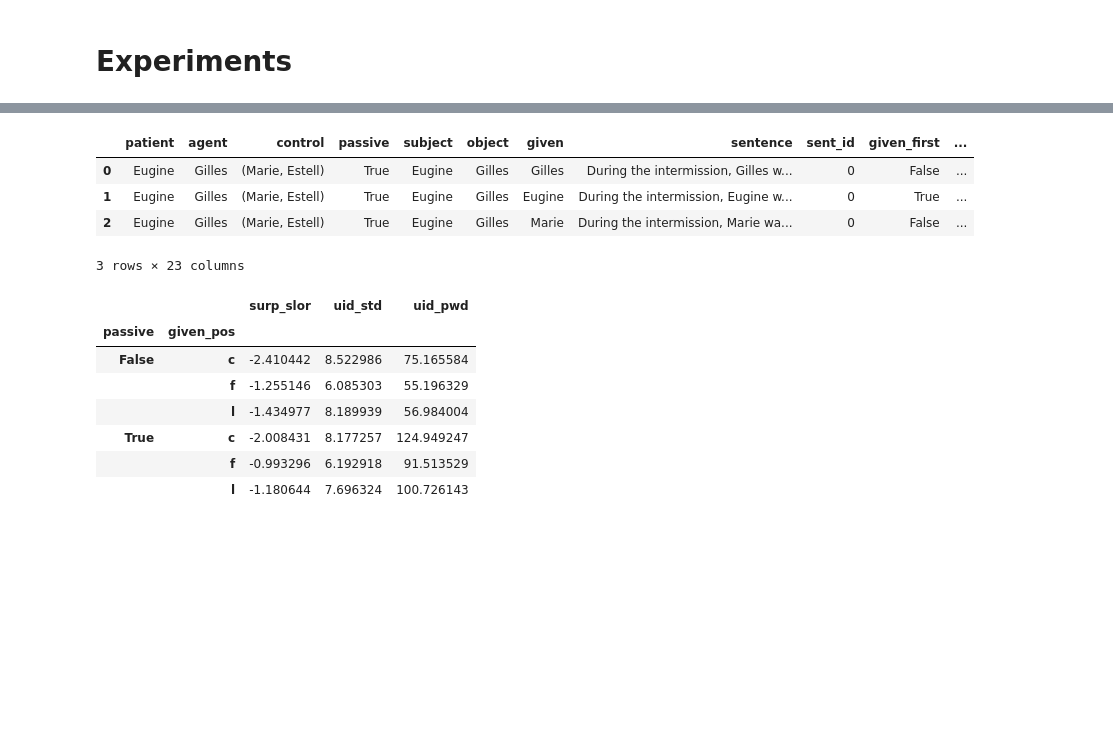
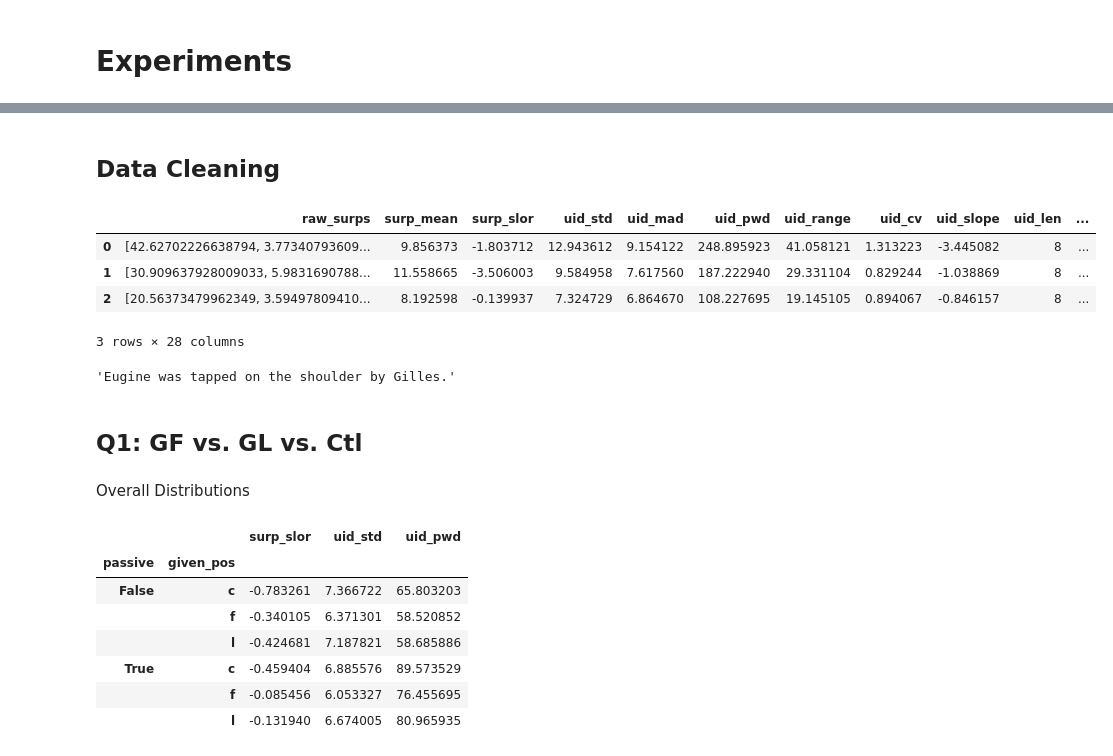
Before and after one commit to NolanChai/active-passive-alternations, a Jupyter notebook: template_experiments.ipynb, the cells around one changed output, grey strips where cells are left out. Drawn from its saved outputs; the diff is of its cells as text; code cells hidden in the pictures; blank space fills up the shorter version.

```diff
--- a/template_experiments.ipynb
+++ b/template_experiments.ipynb
@@ -60,6 +61,6 @@ with open("./data/templates/passive_templates.txt", "r") as f:
 
 templates = pd.DataFrame({
     "sent_id": range(len(passive_templates)),
-    "passive_template": passive_templates,
-    "active_template": active_templates
+    "passive_template": [temp.strip() for temp in passive_templates],
+    "active_template": [temp.strip() for temp in active_templates]
 })
@@ -158,24 +203,42 @@ variants_full.head(3)
+# %% [markdown]
+## Data Cleaning
+# %%
+uid_results = pd.read_csv("uid_results.csv")
 # %%
-variants_full["given_first"] = variants_full["given"] == variants_full["subject"]
-variants_full["given_last"] = variants_full["given"] == variants_full["object"]
-variants_full["given_pos"] = ["f" if variants_full["given_first"].iloc[i] else "l" if variants_full['given_last'].iloc[i] else "c"
-                              for i in range(variants_full.shape[0])]
-variants_full.head(3)
+uid_results["given_first"] = uid_results["given"] == uid_results["subject"]
+uid_results["given_last"] = uid_results["given"] == uid_results["object"]
+uid_results["given_pos"] = ["f" if uid_results["given_first"].iloc[i]
+                                else "l" if uid_results['given_last'].iloc[i]
+                                else "c"
+                              for i in range(uid_results.shape[0])]
+uid_results["has_context"] = uid_results["context"].notna()
+uid_results["control"] = uid_results["control"].apply(lambda x: eval(x) if isinstance(x, str) else x)
+uid_results["control1"] = uid_results["control"].str[0]
+uid_results["control2"] = uid_results["control"].str[1]
+uid_results.head(3)
 # %% [output]
-|  | patient | agent | control | passive | subject | object | given | sentence | sent_id | given_first | ... |
-| 0 | Eugine | Gilles | (Marie, Estell) | True | Eugine | Gilles | Gilles | During the intermission, Gilles w... | 0 | False | ... |
-| 1 | Eugine | Gilles | (Marie, Estell) | True | Eugine | Gilles | Eugine | During the intermission, Eugine w... | 0 | True | ... |
-| 2 | Eugine | Gilles | (Marie, Estell) | True | Eugine | Gilles | Marie | During the intermission, Marie wa... | 0 | False | ... |
+|  | raw_surps | surp_mean | surp_slor | uid_std | uid_mad | uid_pwd | uid_range | uid_cv | uid_slope | uid_len | ... |
+| 0 | [42.62702226638794, 3.77340793609... | 9.856373 | -1.803712 | 12.943612 | 9.154122 | 248.895923 | 41.058121 | 1.313223 | -3.445082 | 8 | ... |
+| 1 | [30.909637928009033, 5.9831690788... | 11.558665 | -3.506003 | 9.584958 | 7.617560 | 187.222940 | 29.331104 | 0.829244 | -1.038869 | 8 | ... |
+| 2 | [20.56373479962349, 3.59497809410... | 8.192598 | -0.139937 | 7.324729 | 6.864670 | 108.227695 | 19.145105 | 0.894067 | -0.846157 | 8 | ... |
-3 rows × 23 columns
+3 rows × 28 columns
+# %%
+uid_results.iloc[2]['sentence']
+# %% [output]
+'Eugine was tapped on the shoulder by Gilles.'
+# %% [markdown]
+## Q1: GF vs. GL vs. Ctl
+# %% [markdown]
+Overall Distributions
 # %%
-variants_full.groupby(['passive', 'given_pos'])[["surp_slor", "uid_std", "uid_pwd"]].mean()
+uid_results.groupby(['passive', 'given_pos'])[["surp_slor", "uid_std", "uid_pwd"]].mean()
 # %% [output]
 |  |  | surp_slor | uid_std | uid_pwd |
 | passive | given_pos |  |  |  |
-| False | c | -2.410442 | 8.522986 | 75.165584 |
-|  | f | -1.255146 | 6.085303 | 55.196329 |
-|  | l | -1.434977 | 8.189939 | 56.984004 |
-| True | c | -2.008431 | 8.177257 | 124.949247 |
-|  | f | -0.993296 | 6.192918 | 91.513529 |
-|  | l | -1.180644 | 7.696324 | 100.726143 |
+| False | c | -0.783261 | 7.366722 | 65.803203 |
+|  | f | -0.340105 | 6.371301 | 58.520852 |
+|  | l | -0.424681 | 7.187821 | 58.685886 |
+| True | c | -0.459404 | 6.885576 | 89.573529 |
+|  | f | -0.085456 | 6.053327 | 76.455695 |
+|  | l | -0.131940 | 6.674005 | 80.965935 |
 # %%
```
Also changed, not shown: parts of 25 cells of this notebook, 1 other file.
